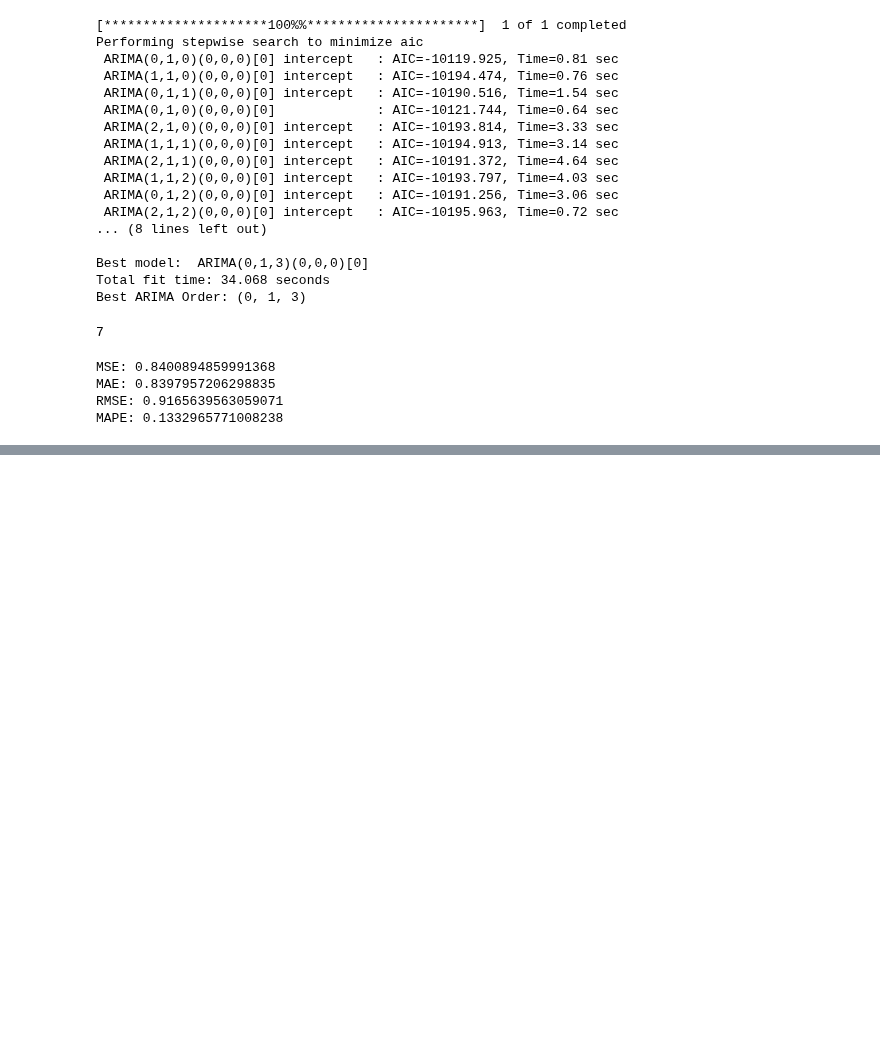
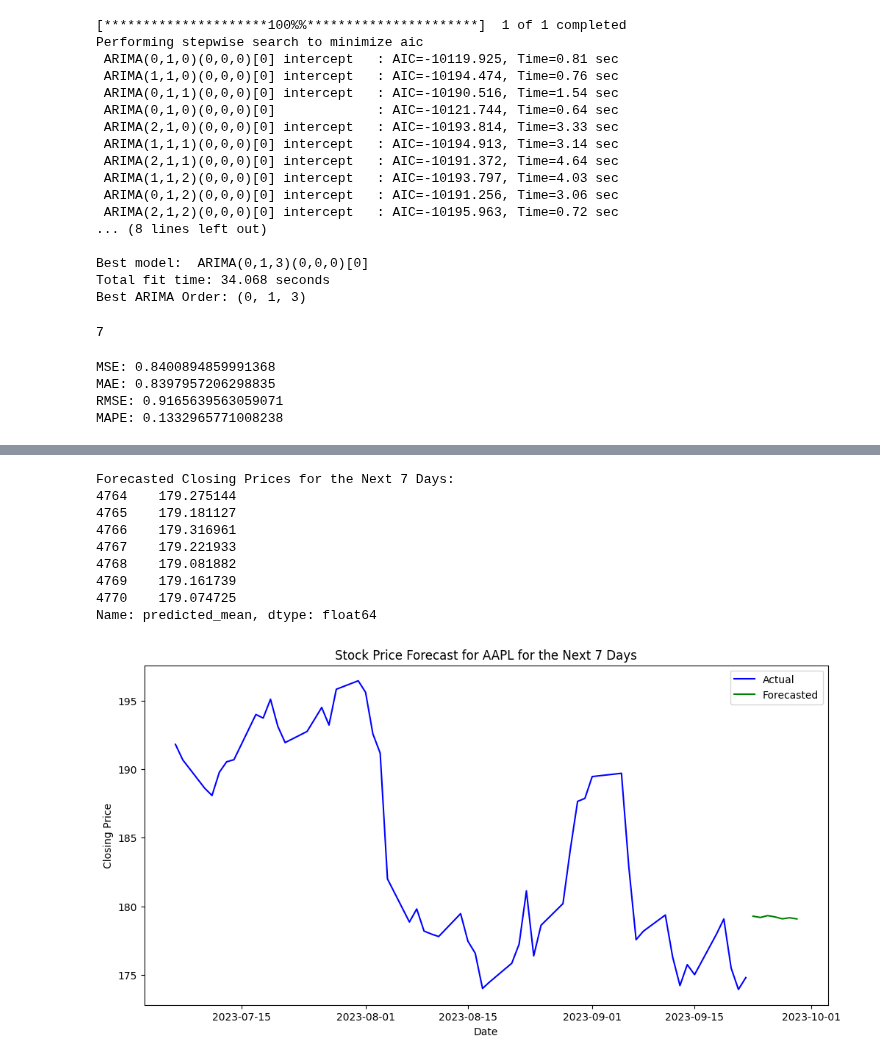
Before and after one commit to erendagasan/Eren-Dagasan-Personal, a Jupyter notebook: ARIMA-14.09.2023.ipynb, the cells around one changed output, grey strips where cells are left out. Drawn from its saved outputs; the diff is of its cells as text; code cells hidden in the pictures; blank space fills up the shorter version.

```diff
--- a/ARIMA-14.09.2023.ipynb
+++ b/ARIMA-14.09.2023.ipynb
@@ -429,0 +436,36 @@ plt.show()
+# %%
+forecast_horizon = 7
+
+last_available_date = data.index[-1]
+next_dates = pd.date_range(start=last_available_date + pd.Timedelta(days=1), periods=forecast_horizon, freq='D')
+next_features = pd.DataFrame(index=next_dates)
+next_features['RSI'] = data['RSI'].tail(7).mean()
+next_features['SMA-9'] = data['SMA-9'].tail(7).mean()
+next_features['SMA-14'] = data['SMA-14'].tail(7).mean()
+next_features['EMA-9'] = data['EMA-9'].tail(7).mean()
+next_features['EMA-14'] = data['EMA-14'].tail(7).mean()
+
+forecast = best_model_fit.forecast(steps=forecast_horizon, exog=next_features)
+
+print("Forecasted Closing Prices for the Next 7 Days:")
+print(forecast)
+
+plt.figure(figsize=(12, 6))
+plt.plot(data.index[5900:], data['Close'][5900:], label='Actual', color='blue')
+plt.plot(next_dates, forecast, label='Forecasted', color='green')
+plt.title(f'Stock Price Forecast for {stock_symbol} for the Next 7 Days')
+plt.xlabel('Date')
+plt.ylabel('Closing Price')
+plt.legend()
+plt.show()
+# %% [output]
+Forecasted Closing Prices for the Next 7 Days:
+4764    179.275144
+4765    179.181127
+4766    179.316961
+4767    179.221933
+4768    179.081882
+4769    179.161739
+4770    179.074725
+Name: predicted_mean, dtype: float64
+[figure, added]
```
Also changed, not shown: parts of 2 cells of this notebook.
